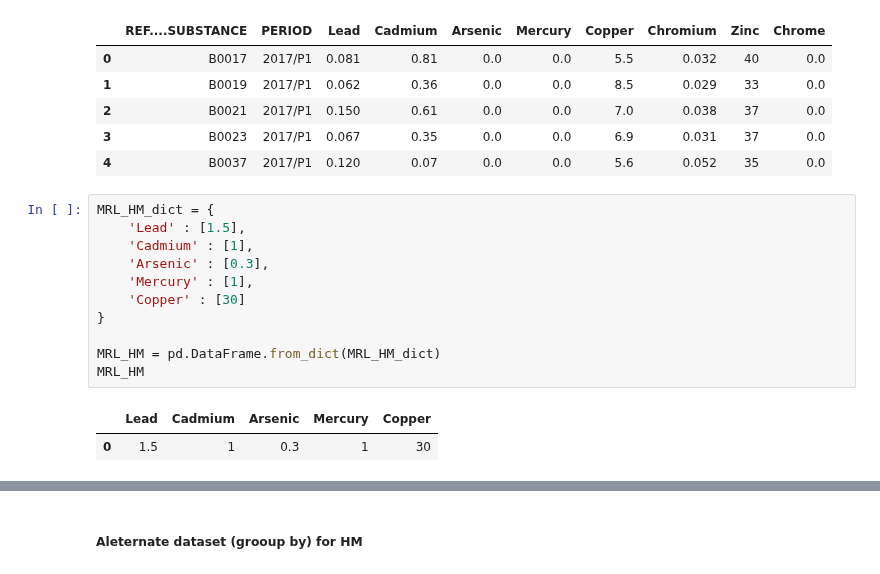
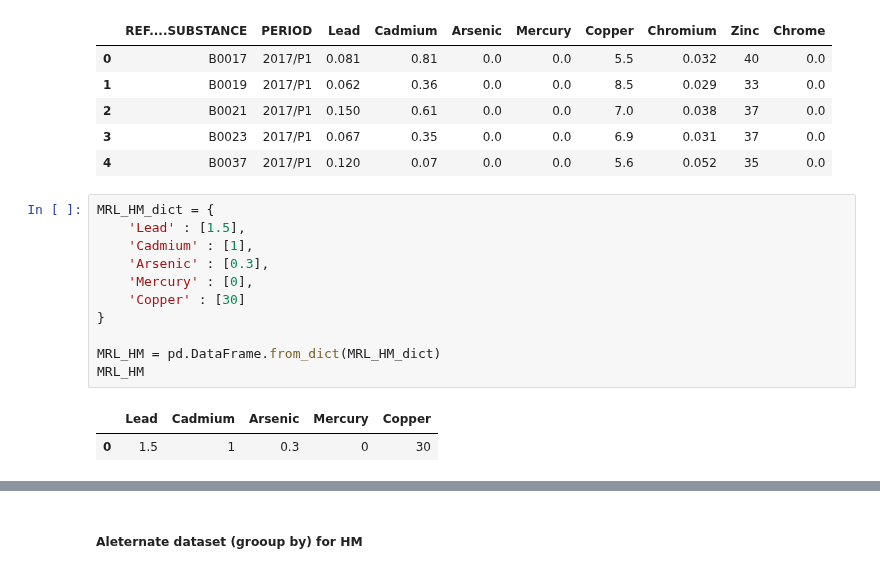
Before and after one commit to Demesmaeker/beeOdiversity, a Jupyter notebook: 01_preprocessing.ipynb, the cells around one changed output, grey strips where cells are left out. Cells and saved outputs as stored; diff of their text form.

```diff
--- a/01_preprocessing.ipynb
+++ b/01_preprocessing.ipynb
@@ -82,17 +82,17 @@ hm_df.head()
 # %%
 MRL_HM_dict = {
     'Lead' : [1.5],
     'Cadmium' : [1],
     'Arsenic' : [0.3],
-    'Mercury' : [1],
+    'Mercury' : [0],
     'Copper' : [30]
 }
 
 MRL_HM = pd.DataFrame.from_dict(MRL_HM_dict)
 MRL_HM
 # %% [output]
 |  | Lead | Cadmium | Arsenic | Mercury | Copper |
-| 0 | 1.5 | 1 | 0.3 | 1 | 30 |
+| 0 | 1.5 | 1 | 0.3 | 0 | 30 |
 # %%
 hm_df['mrl_lead'] = np.where(hm_df['Lead'] > 1.5, 1, 0)
 hm_df['mrl_cadmium'] = np.where(hm_df['Cadmium'] > 1, 1, 0)
```
Also changed, not shown: parts of 31 cells of this notebook, 2 other files.
